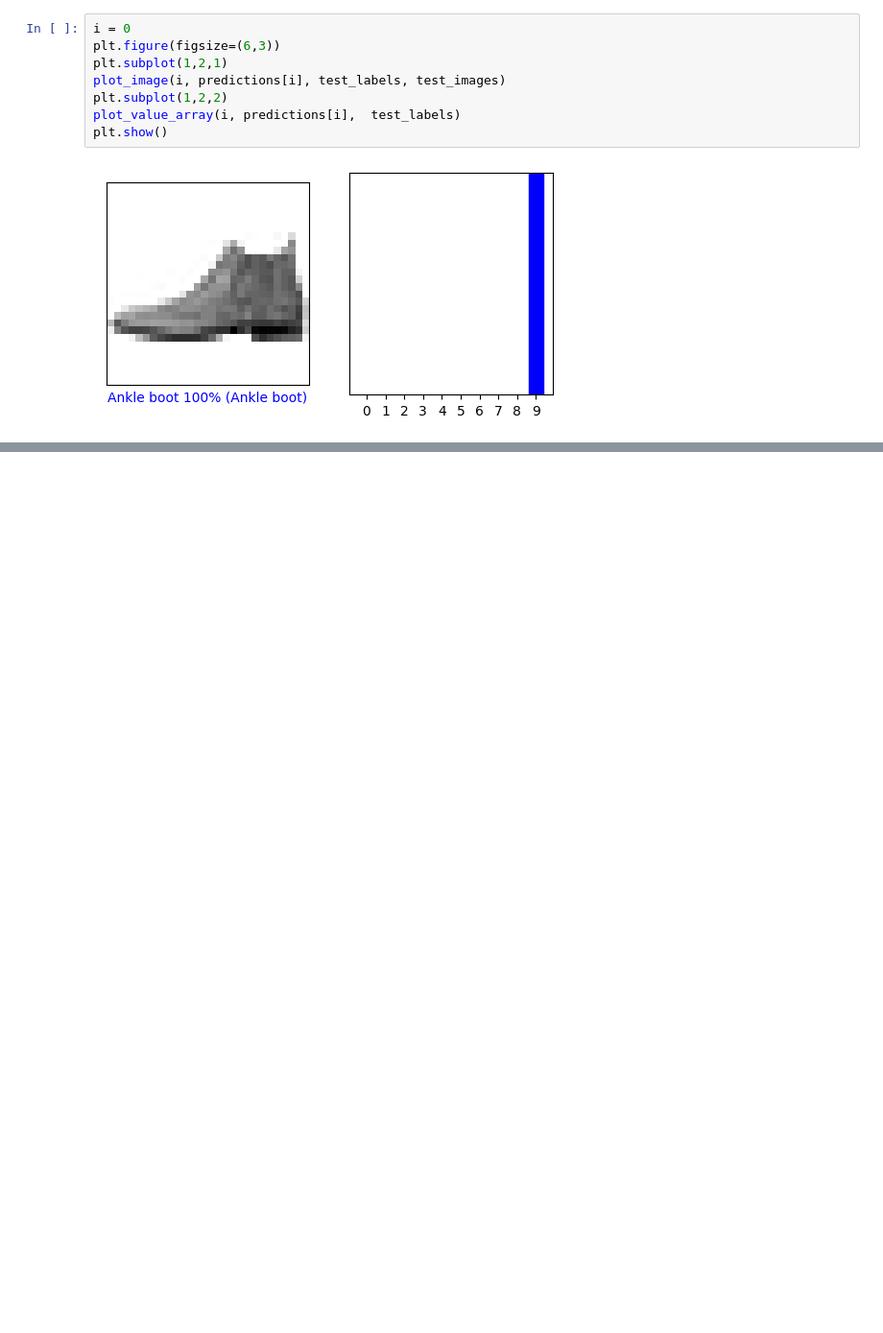
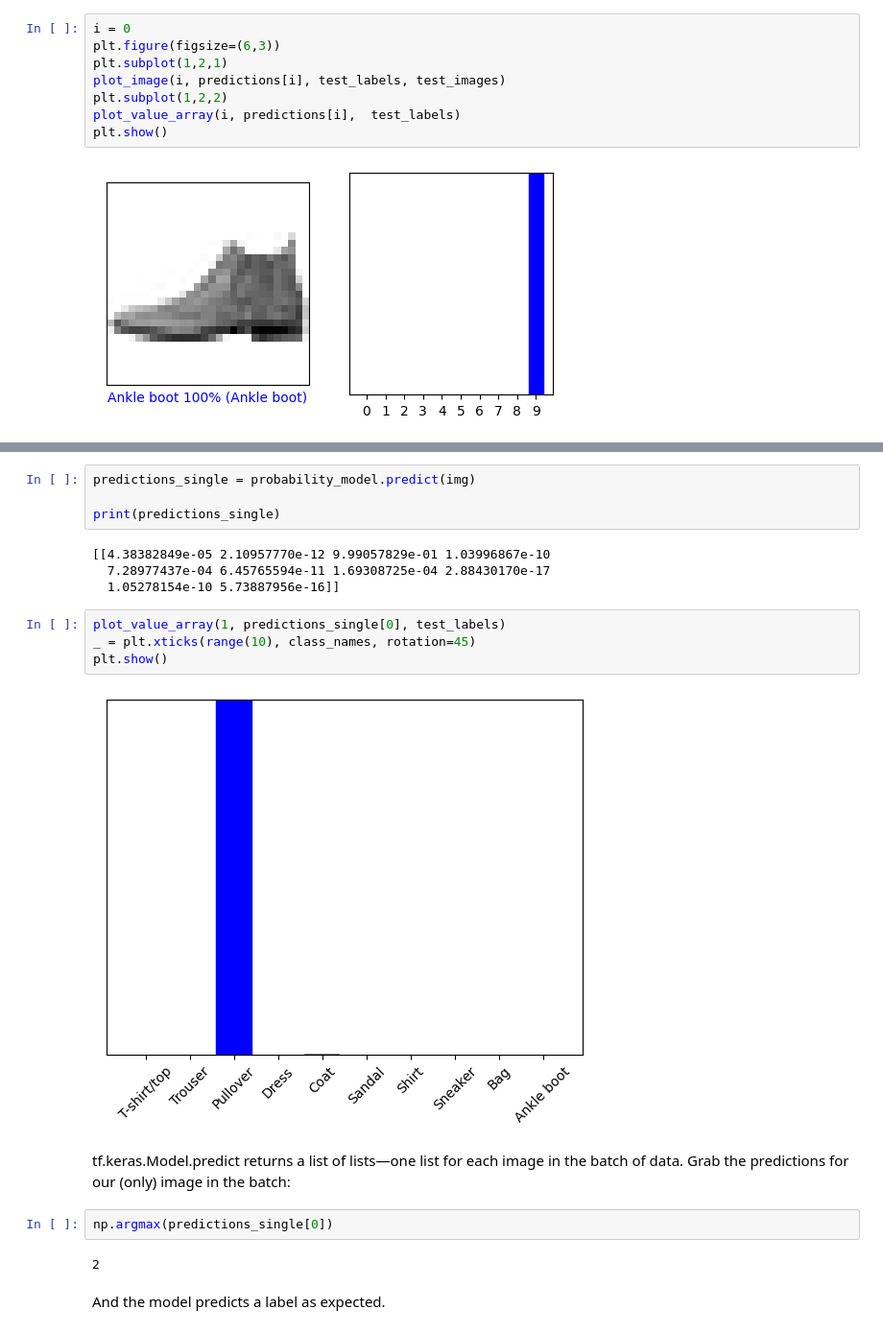
Before and after one commit to worthinternetsystems/radar-machine-learning, a Jupyter notebook: clothing-classification.ipynb, the cells around one changed output, grey strips where cells are left out. Shown: that part at 96% size. Drawn from its saved outputs; the diff is of its cells as text; blank space fills up the shorter version.

```diff
--- a/clothing-classification.ipynb
+++ b/clothing-classification.ipynb
@@ -270,0 +320,22 @@ plt.show()
+# %%
+predictions_single = probability_model.predict(img)
+
+print(predictions_single)
+# %% [output]
+[[4.38382849e-05 2.10957770e-12 9.99057829e-01 1.03996867e-10
+  7.28977437e-04 6.45765594e-11 1.69308725e-04 2.88430170e-17
+  1.05278154e-10 5.73887956e-16]]
+# %%
+plot_value_array(1, predictions_single[0], test_labels)
+_ = plt.xticks(range(10), class_names, rotation=45)
+plt.show()
+# %% [output]
+[figure, added]
+# %% [markdown]
+tf.keras.Model.predict returns a list of lists—one list for each image in the batch of data. Grab the predictions for our (only) image in the batch:
+# %%
+np.argmax(predictions_single[0])
+# %% [output]
+2
+# %% [markdown]
+And the model predicts a label as expected.
```
Also changed, not shown: parts of 12 cells of this notebook.
